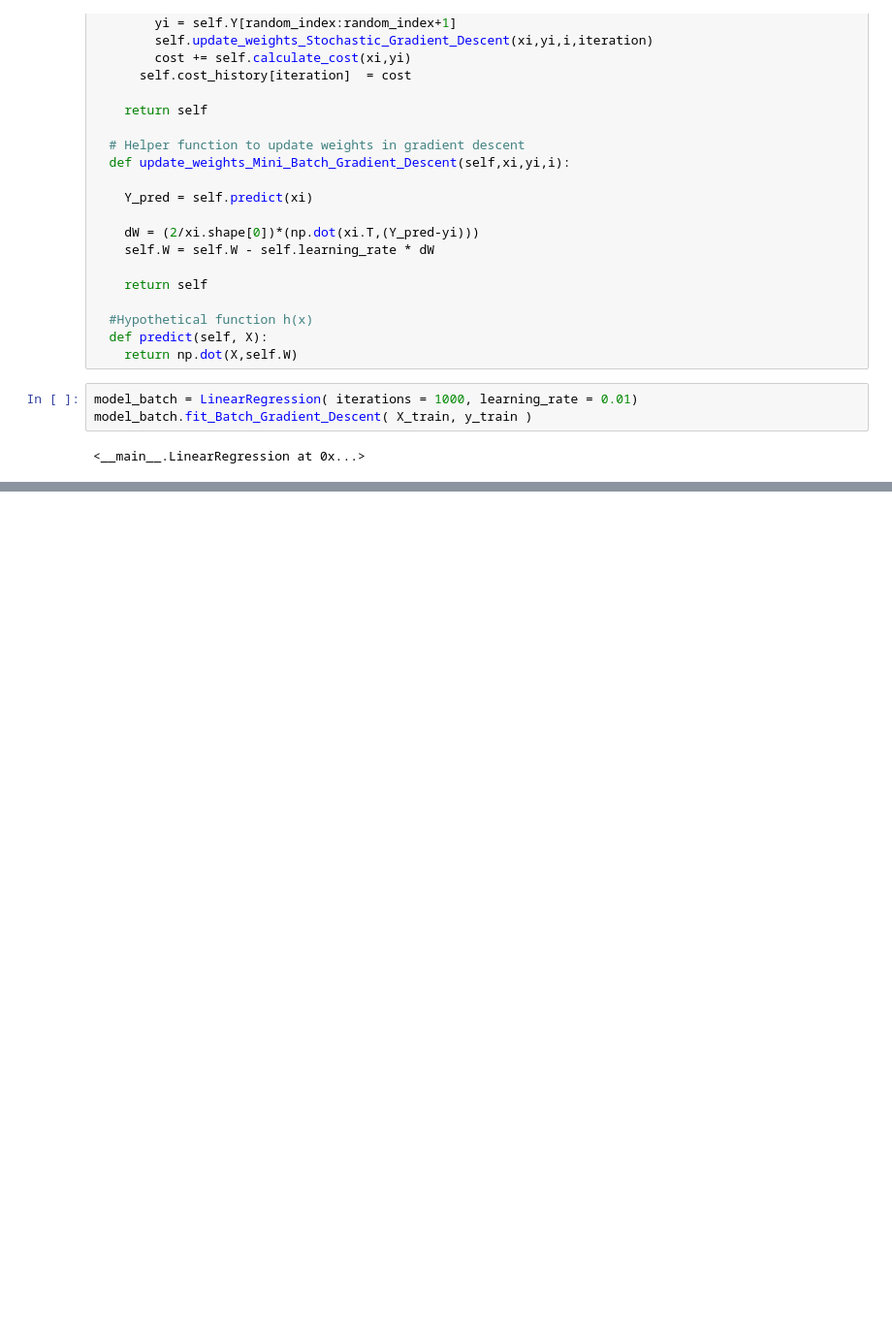
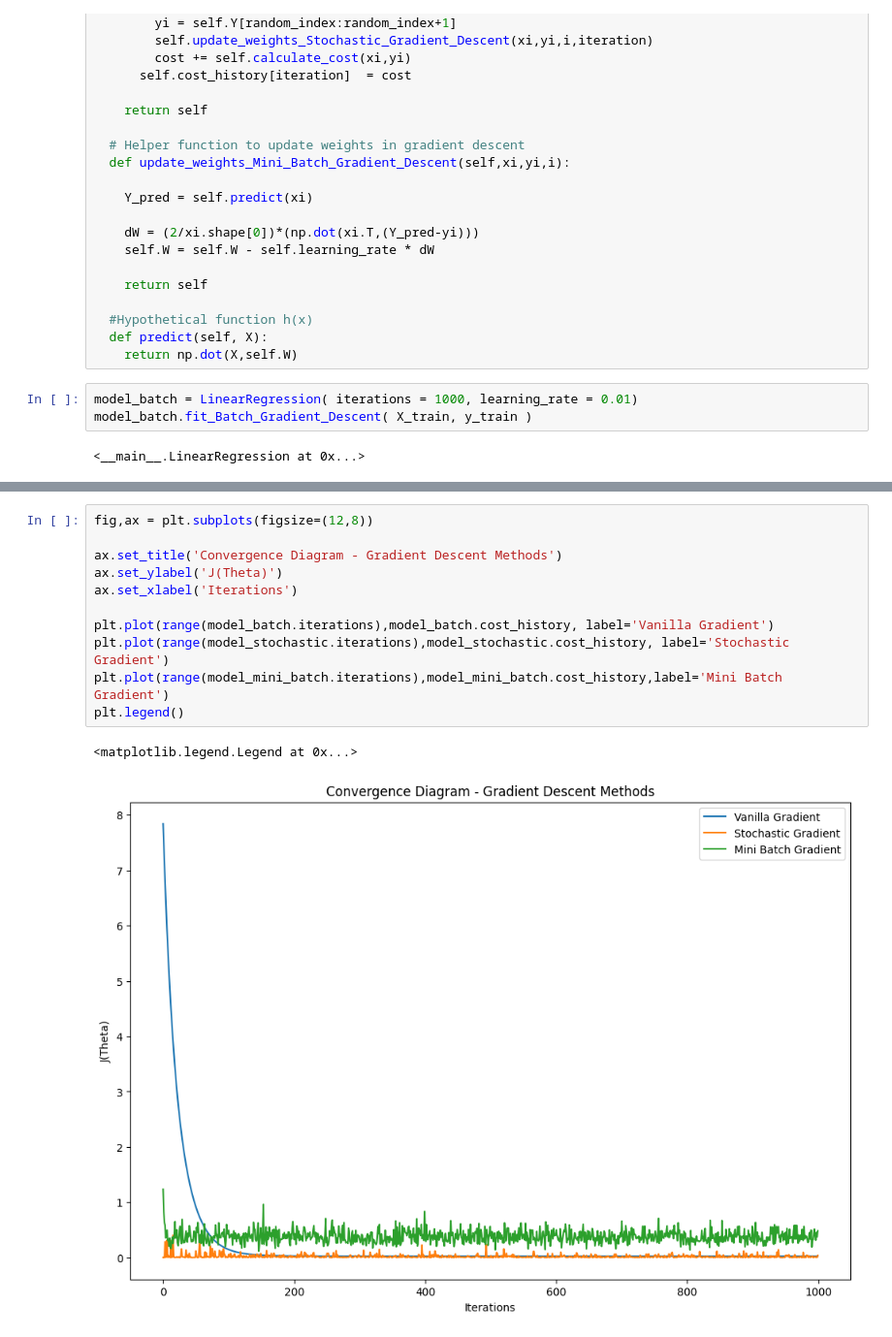
Before and after one commit to apk-bumble/ml-code-open, a Jupyter notebook: mfml-assignment2-q1.ipynb, the cells around one changed output, grey strips where cells are left out. Shown at 97% size. Saved outputs shown, nothing was run; the diff lists cells and outputs as text; blank space fills up the shorter version.

```diff
--- a/mfml-assignment2-q1.ipynb
+++ b/mfml-assignment2-q1.ipynb
@@ -320,0 +321,14 @@ plt.plot(range(model_mini_batch.iterations),model_mini_batch.cost_history,'-g')
+# %%
+fig,ax = plt.subplots(figsize=(12,8))
+
+ax.set_title('Convergence Diagram - Gradient Descent Methods')
+ax.set_ylabel('J(Theta)')
+ax.set_xlabel('Iterations')
+
+plt.plot(range(model_batch.iterations),model_batch.cost_history, label='Vanilla Gradient')
+plt.plot(range(model_stochastic.iterations),model_stochastic.cost_history, label='Stochastic Gradient')
+plt.plot(range(model_mini_batch.iterations),model_mini_batch.cost_history,label='Mini Batch Gradient')
+plt.legend()
+# %% [output]
+<matplotlib.legend.Legend at 0x...>
+[figure, added]
```
Also changed, not shown: parts of 6 cells of this notebook.
